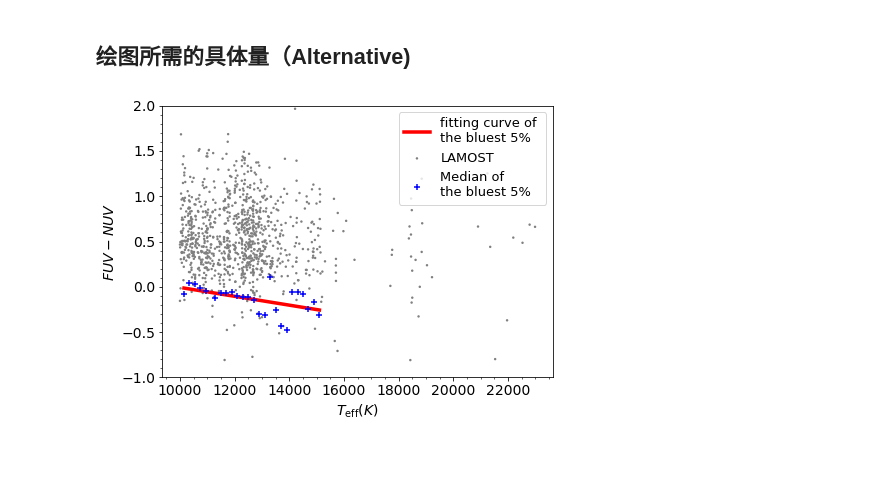
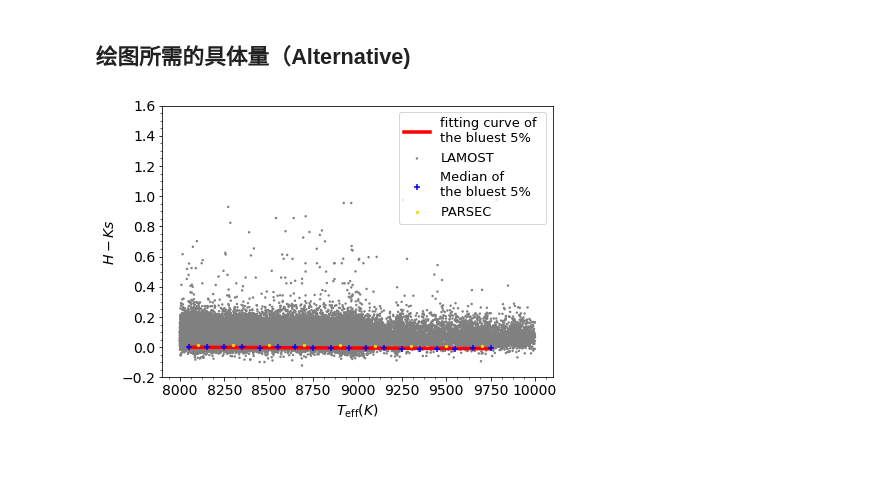
Before and after one commit to DengDingshan/OBIC_serious, a Jupyter notebook: Blue_edge_3-0.ipynb, the cells around one changed output. Drawn from its saved outputs; the diff is of its cells as text; code cells hidden in the pictures.

```diff
--- a/Blue_edge_3-0.ipynb
+++ b/Blue_edge_3-0.ipynb
@@ -197,8 +200,8 @@ slide_index = 200
 ## parsec星表参数的选取(input:)
 # %%
 # parsec point  #16000:4.204 23000:4.362 选取温度范围
-parsecframe = parsec_fram[((parsec_fram['logTe'] <= 4.37)\
-                           &(parsec_fram['logTe'] >= 4))]
+parsecframe = parsec_fram[((parsec_fram['logTe'] >= 3.903)\
+                           &(parsec_fram['logTe'] < 4))]
 
 #the width of bin
 bin_width_parsec = 200 #选取500一个bin
@@ -207,8 +210,8 @@ bin_width_parsec = 200 #选取500一个bin
 teff_start_parsec = teff_min
 teff_end_parsec = teff_max
 # %%
-parseccolor1 = 'FUVmag'
-parseccolor2 = 'NUVmag'
+parseccolor1 = 'Hmag'
+parseccolor2 = 'Ksmag'
 color_total = []
 teff_total = []
 #算色指数
@@ -236,10 +239,10 @@ def data(teff_start,ratio,low_crit,ratio_SFD,slide_index):
 
     data_final = pd.DataFrame(columns=[teff,color1,color2])
     teff_judge = teff_start
-    while teff_judge < np.max(starcatalog_fram_fil[teff]) - 500:
+    while teff_judge < np.max(starcatalog_fram_fil[teff]) - 200:
         #print(teff_judge)
         if teff_judge <11000:
-            bin_width = 300
+            bin_width = 100
         else:
             bin_width = 600
 
@@ -447,8 +450,8 @@ SFD_function: 41.381439949* np.exp(-0.0230061760997*x)-40.0000003241
 ## 图片保存格式（Input:)
 # %%
 ### figures & Savename
-cc1 = 'FUV'
-cc2 = 'NUV'
+cc1 = 'H'
+cc2 = 'Ks'
 
 save = data_dir + 'pictures/'
 # save = '/Users/SY/Desktop/obic/picture/'
@@ -478,37 +481,37 @@ plt.scatter(starcatalog_fram_fil[teff], starcatalog_fram_fil[color1]-starcatalog
 #plt.plot(SFD_catalog_teff, SFD_vals, c='black',linewidth = 3.5,label='fitting curve of \nthe E(B-V)<0.05',zorder=1)
 
 # ic plot from blue edge
 plt.plot(int_teff, colorvals, c='r',linewidth = 3.5,label='fitting curve of \nthe bluest 5%',zorder=1,alpha=1)
 
 # ic from blue edge
 plt.scatter(int_teff, int_color, edgecolors='None',c='b', marker = '+',s=45,label='Median of\nthe bluest 5%',zorder=2)
 
 # ic from Allen's work
 # plt.scatter(BBFrame_fil['Teff'],BBFrame_fil['J-H'],c='lime',s=11,label='Allen',zorder=2)
 
 #ic from parsec
-#plt.scatter(parsec_teff,parsec_color,c='gold',s=5,label='PARSEC',zorder=2)
+plt.scatter(parsec_teff,parsec_color,c='gold',s=5,label='PARSEC',zorder=2)
 #plt.plot(parsec_teff, parsec_color, c='gold',linewidth = 3.5,label='PARSEC',zorder=1,alpha=2)
 ### Draw the plot
 
 # plt.xlabel('$T_\mathrm{eff}$'); plt.ylabel(ylabel)
 #plt.scatter(BBFrame_fil['Teff'],BBFrame_fil['J-H'],c='lightgreen',s=15,label='Allen')
 
 plt.legend(loc='upper right',fontsize=13)
 
 plt.xticks(fontsize=14)
 plt.yticks(fontsize=14)
 
 plt.minorticks_on()
 #new_ticks = np.linspace(-1,2,7)
 #plt.yticks(new_ticks)
-plt.ylim(-1,2)
-#plt.yticks([-0.4,-0.2,0,0.2,0.4,0.6,0.8,1,1.2,1.4,1.6])
+#plt.ylim(-1,2)
+plt.yticks([-0.2,0,0.2,0.4,0.6,0.8,1,1.2,1.4,1.6])
 #plt.xlim(9000,25000)
-plt.savefig(savename1,dpi=200)
+#plt.savefig(savename1,dpi=200)
 
 plt.show()
 # %% [output]
-[figure, old version]
+[figure, new version]
 # %% [markdown]
 ####
```
Also changed, not shown: parts of 10 cells of this notebook.
